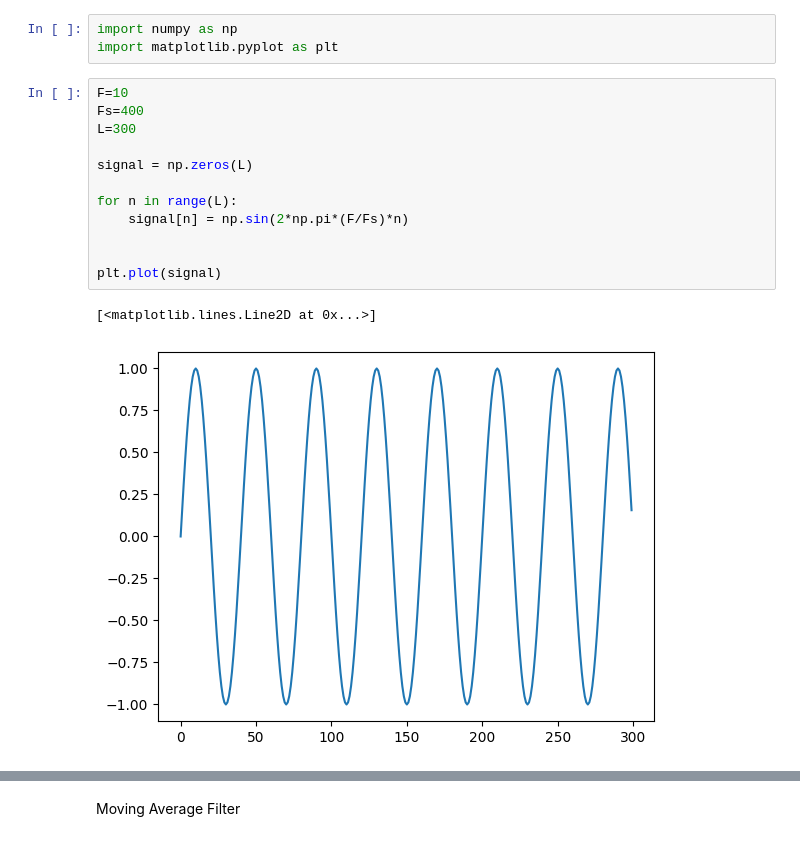
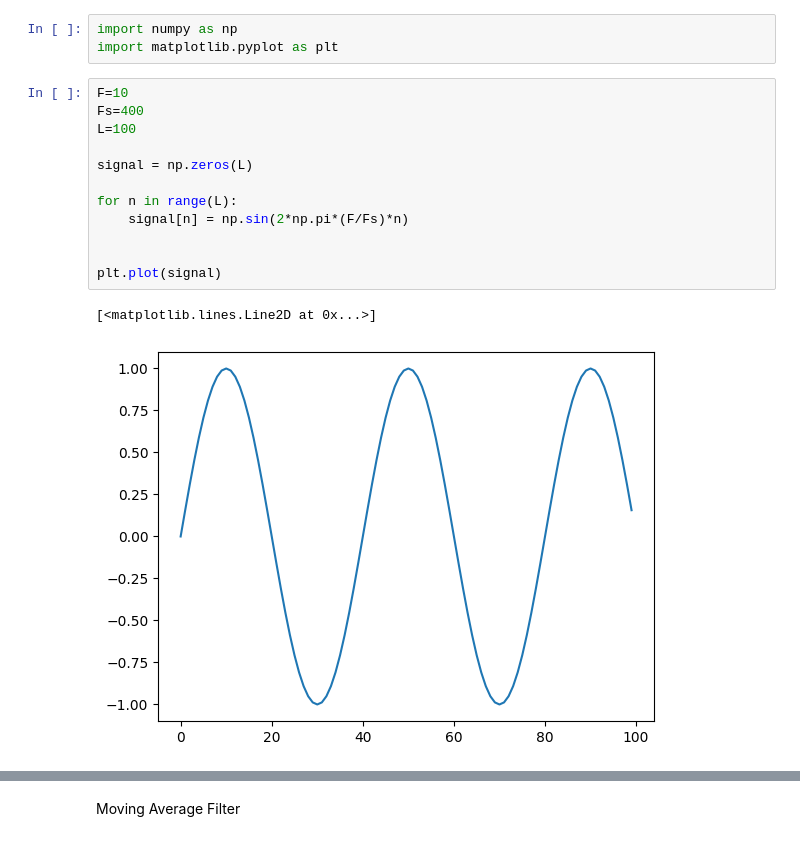
Before and after one commit to joy-2019331037/LAB, a Jupyter notebook: DSP LAB/lab3.ipynb, the cells around one changed output, grey strips where cells are left out. Saved outputs shown, nothing was run; the diff lists cells and outputs as text.

```diff
--- a/DSP LAB/lab3.ipynb
+++ b/DSP LAB/lab3.ipynb
@@ -4,18 +4,18 @@ import matplotlib.pyplot as plt
 # %%
 F=10
 Fs=400
-L=300
+L=100
 
 signal = np.zeros(L)
 
 for n in range(L):
     signal[n] = np.sin(2*np.pi*(F/Fs)*n)
 
 
 plt.plot(signal)
 # %% [output]
 [<matplotlib.lines.Line2D at 0x...>]
-[figure, old version]
+[figure, new version]
 # %%
 import random
 noise = np.zeros(L)
```
Also changed, not shown: parts of 6 cells of this notebook, 21 other files.
